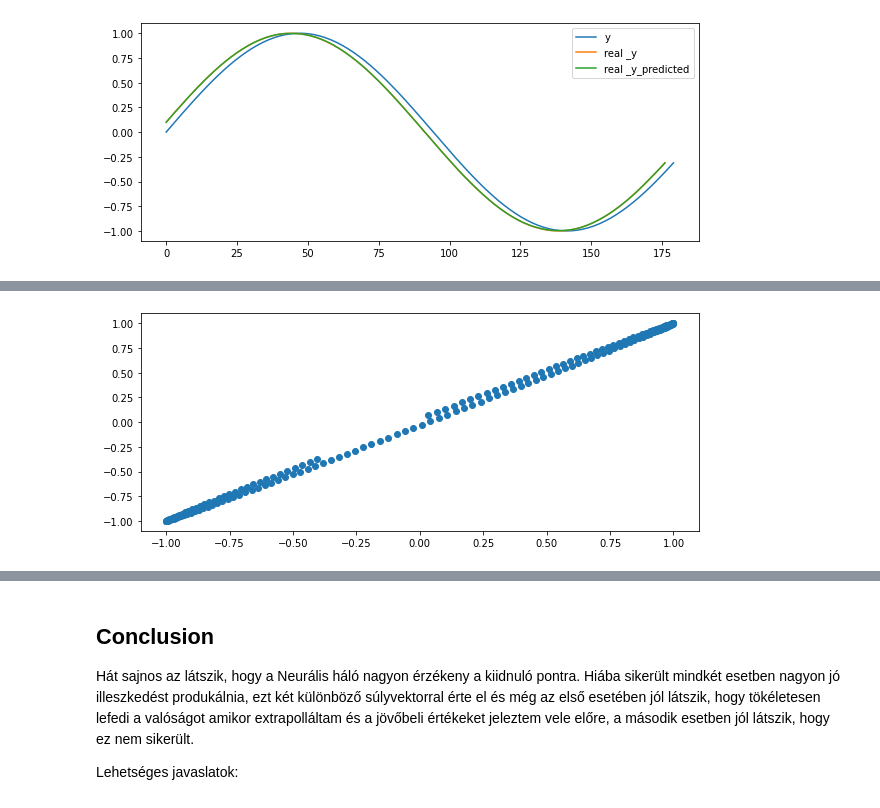
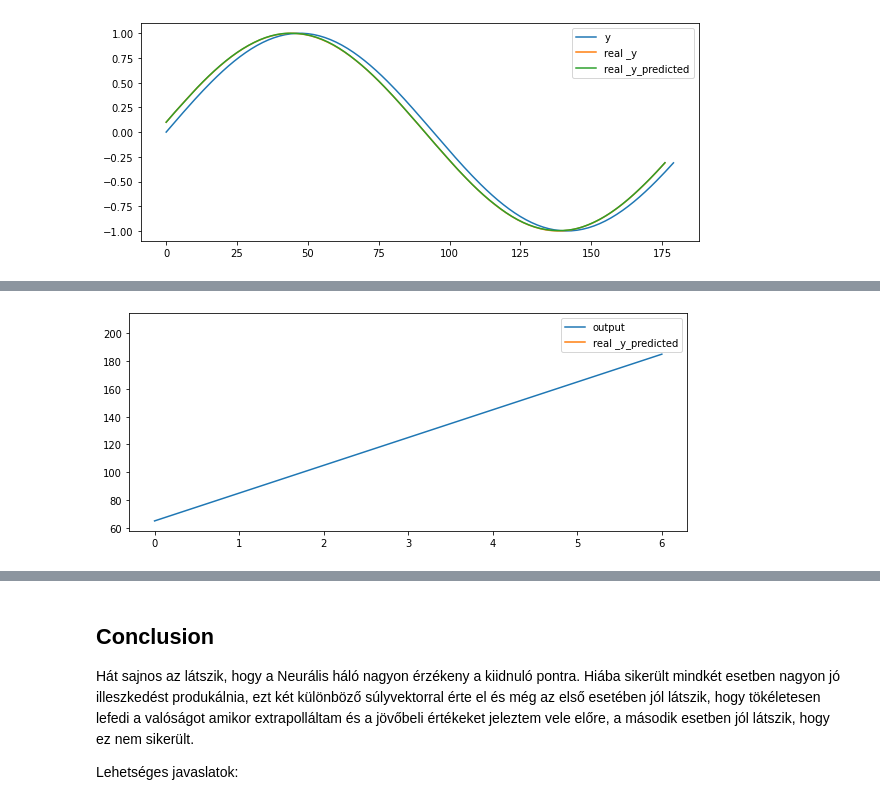
Before and after one commit to JoDeMiro/Keras, a Jupyter notebook: 05_Keras_Time_Series_Forcasting_via_1D_Convolution.ipynb, the cells around one changed output, grey strips where cells are left out. Drawn from its saved outputs; the diff is of its cells as text; code cells hidden in the pictures.

```diff
--- a/05_Keras_Time_Series_Forcasting_via_1D_Convolution.ipynb
+++ b/05_Keras_Time_Series_Forcasting_via_1D_Convolution.ipynb
@@ -666,5 +791,21 @@ _________________________________________________________________
+# %%
+# define model
+model = tf.keras.Sequential()
+
+model.add(tf.keras.layers.Conv1D(filters=64, kernel_size=2, activation='relu', input_shape=(n_steps, n_features)))
+model.add(tf.keras.layers.MaxPooling1D(pool_size=2))
+model.add(tf.keras.layers.Flatten())
+model.add(tf.keras.layers.Dense(50, activation='relu'))
+model.add(tf.keras.layers.Dense(1))
+
+model.compile(optimizer='adam', loss='mse')
+# %%
+input = _X
+output = _y
 # %%
-history = model.fit(input, output, verbose=0, batch_size = 32, epochs=300) # ------> batch_size = 32 (default)
+# fit model
+
+history = model.fit(input, output, verbose=0, epochs=900)                    # ------> batch_size = 32 (default)
 # %%
 def plot_loss(history):
   plt.plot(history.history['loss'], label='loss')
@@ -680,0 +820,9 @@ y_predicted = model.predict(input)
+# %%
+# demonstrate prediction
+_X_input = np.array([[80, 85], [90, 95], [100, 105]])
+
+_X_input = _X_input.reshape((1, n_steps, n_features))
+
+_y_predicted = model.predict(_X_input, verbose=1)
+
+print(_y_predicted)
@@ -681,6 +832,8 @@ y_predicted = model.predict(input)
 # %%
-plt.figure(figsize=(10, 4))
-plt.scatter(input, output)
+plt.subplots(figsize=(10, 4))
+plt.plot(output, label = 'output')
+plt.plot(_y_predicted, label = 'real _y_predicted')
+plt.legend()
 plt.show()
 # %% [output]
-[figure, old version]
+[figure, new version]
```
Also changed, not shown: parts of 135 cells of this notebook.
